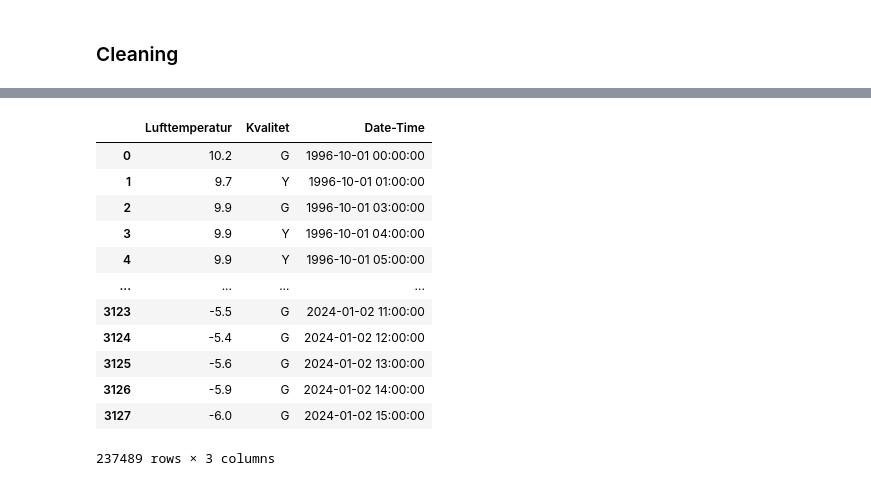
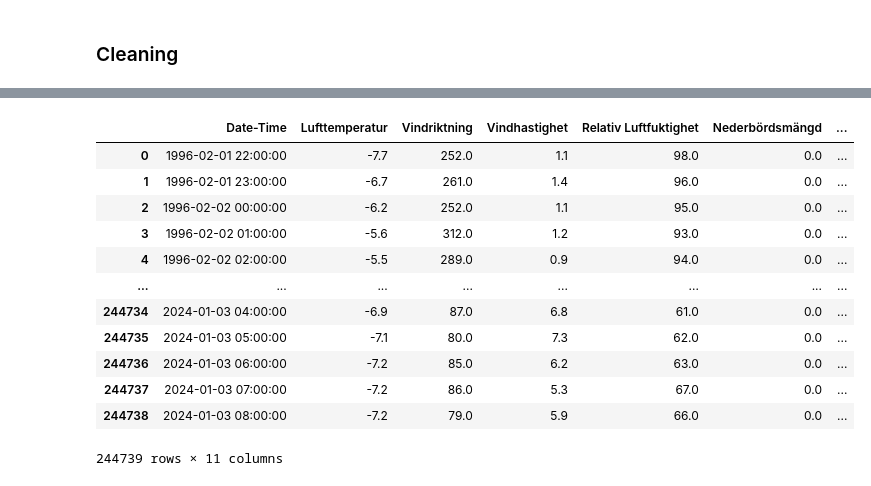
Before and after one commit to Oxel40/sml-project, a Jupyter notebook: temperature-backfill.ipynb, the cells around one changed output, grey strips where cells are left out. Saved outputs shown, nothing was run; the diff lists cells and outputs as text; code cells hidden in the pictures.

```diff
--- a/temperature-backfill.ipynb
+++ b/temperature-backfill.ipynb
@@ -16,9 +16,27 @@ Connected. Call `.close()` to terminate connection gracefully.
 Logged in to project, explore it here https://c.app.hopsworks.ai:443/p/195733
 Connected. Call `.close()` to terminate connection gracefully.
 # %%
-archive_df = pd.read_csv("./data/98230-1-archive.csv", delimiter=';', skiprows=9)
-latest_df = pd.read_csv("./data/98230-1-latest.csv", delimiter=';', skiprows=9)
-temp_df = pd.concat([archive_df, latest_df])
+temp_df = None
+
+for fid in range(101):
+    try:
+        archive_df = pd.read_csv(f"./data/97100-{fid}-archive.csv", delimiter=';')
+        latest_df = pd.read_csv(f"./data/97100-{fid}-latest.csv", delimiter=';')
+    except FileNotFoundError:
+        continue
+    tmp_df = pd.concat([archive_df, latest_df])
+    print(f"=== {fid} ===")
+    print(tmp_df.info())
+    tmp_df = tmp_df.drop(columns=["Kvalitet", "Unnamed: 4", "Tidsutsnitt:"])
+    tmp_df["Date-Time"] = pd.to_datetime(tmp_df["Datum"] + " " + tmp_df["Tid (UTC)"])
+    tmp_df = tmp_df.drop(columns=["Datum", "Tid (UTC)"])
+    # tmp_df = tmp_df.set_index("Date-Time")
+    print(tmp_df.head())
+    if temp_df is None:
+        temp_df = tmp_df
+    else:
+        temp_df = pd.merge(temp_df, tmp_df, how="outer", on="Date-Time")
+
 temp_df
 # %% [output]
 DtypeWarning: Columns (5) have mixed types. Specify dtype option on import or set low_memory=False.
@@ -66,5 +184,2 @@ temp_df.describe()
 # %% [markdown]
 ### Cleaning
-# %%
-temp_df = temp_df.drop(columns=["Unnamed: 4", "Tidsutsnitt:"])
-temp_df
@@ -92,4 +185,0 @@ Name: count, dtype: int64
-# %%
-temp_df["Date-Time"] = pd.to_datetime(temp_df["Datum"] + " " + temp_df["Tid (UTC)"])
-temp_df = temp_df.drop(columns=["Datum", "Tid (UTC)"])
-temp_df
@@ -110,4 +186,12 @@ temp_df
 # %%
-temp_df.sort_values("Date-Time")
-temp_df.drop_duplicates()
+print(temp_df.info())
+temp_df = temp_df.drop_duplicates(subset=["Date-Time"])
+temp_df = temp_df.sort_values("Date-Time")
+temp_df = temp_df.set_index("Date-Time")
+temp_df = temp_df.asfreq('h')
+temp_df = temp_df.interpolate()
+temp_df = temp_df.dropna()
+temp_df = temp_df.reset_index()
+temp_df["ID"] = temp_df["Date-Time"]
+temp_df
 # %% [output]
@@ -114,13 +216,13 @@ temp_df.drop_duplicates()
-|  | Lufttemperatur | Kvalitet | Date-Time |
-| 0 | 10.2 | G | 1996-10-01 00:00:00 |
-| 1 | 9.7 | Y | 1996-10-01 01:00:00 |
-| 2 | 9.9 | G | 1996-10-01 03:00:00 |
-| 3 | 9.9 | Y | 1996-10-01 04:00:00 |
-| 4 | 9.9 | Y | 1996-10-01 05:00:00 |
-| ... | ... | ... | ... |
-| 3123 | -5.5 | G | 2024-01-02 11:00:00 |
-| 3124 | -5.4 | G | 2024-01-02 12:00:00 |
-| 3125 | -5.6 | G | 2024-01-02 13:00:00 |
-| 3126 | -5.9 | G | 2024-01-02 14:00:00 |
-| 3127 | -6.0 | G | 2024-01-02 15:00:00 |
+|  | Date-Time | Lufttemperatur | Vindriktning | Vindhastighet | Relativ Luftfuktighet | Nederbördsmängd | ... |
+| 0 | 1996-02-01 22:00:00 | -7.7 | 252.0 | 1.1 | 98.0 | 0.0 | ... |
+| 1 | 1996-02-01 23:00:00 | -6.7 | 261.0 | 1.4 | 96.0 | 0.0 | ... |
+| 2 | 1996-02-02 00:00:00 | -6.2 | 252.0 | 1.1 | 95.0 | 0.0 | ... |
+| 3 | 1996-02-02 01:00:00 | -5.6 | 312.0 | 1.2 | 93.0 | 0.0 | ... |
+| 4 | 1996-02-02 02:00:00 | -5.5 | 289.0 | 0.9 | 94.0 | 0.0 | ... |
+| ... | ... | ... | ... | ... | ... | ... | ... |
+| 244734 | 2024-01-03 04:00:00 | -6.9 | 87.0 | 6.8 | 61.0 | 0.0 | ... |
+| 244735 | 2024-01-03 05:00:00 | -7.1 | 80.0 | 7.3 | 62.0 | 0.0 | ... |
+| 244736 | 2024-01-03 06:00:00 | -7.2 | 85.0 | 6.2 | 63.0 | 0.0 | ... |
+| 244737 | 2024-01-03 07:00:00 | -7.2 | 86.0 | 5.3 | 67.0 | 0.0 | ... |
+| 244738 | 2024-01-03 08:00:00 | -7.2 | 79.0 | 5.9 | 66.0 | 0.0 | ... |
-237489 rows × 3 columns
+244739 rows × 11 columns
```
Also changed, not shown: parts of 13 cells of this notebook, 5 other files.
